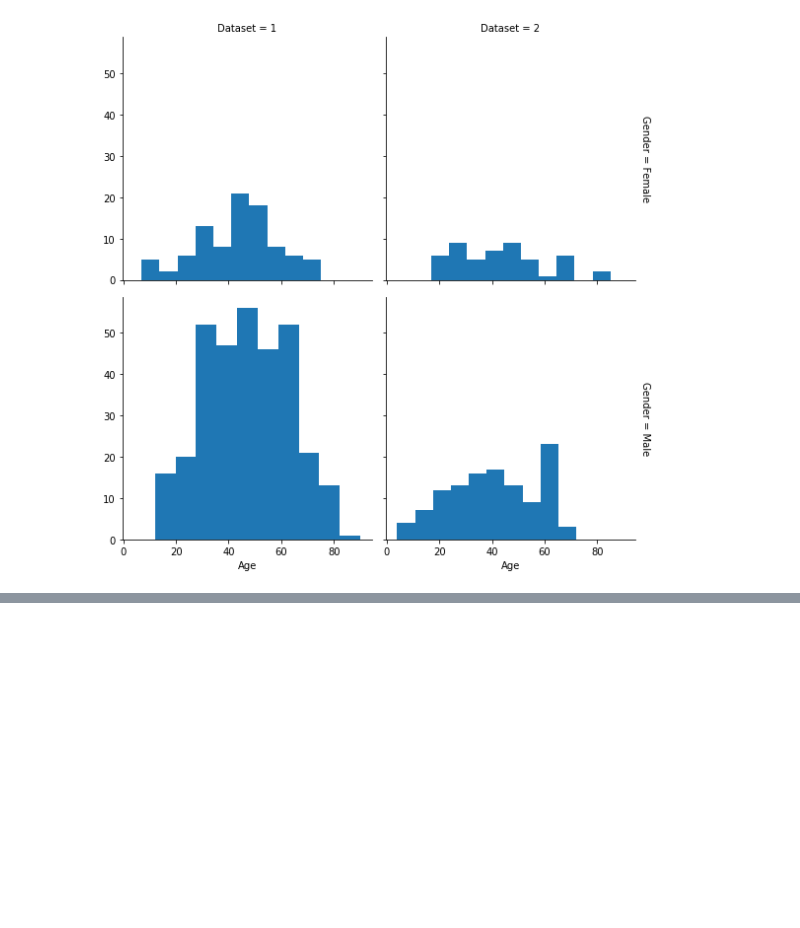
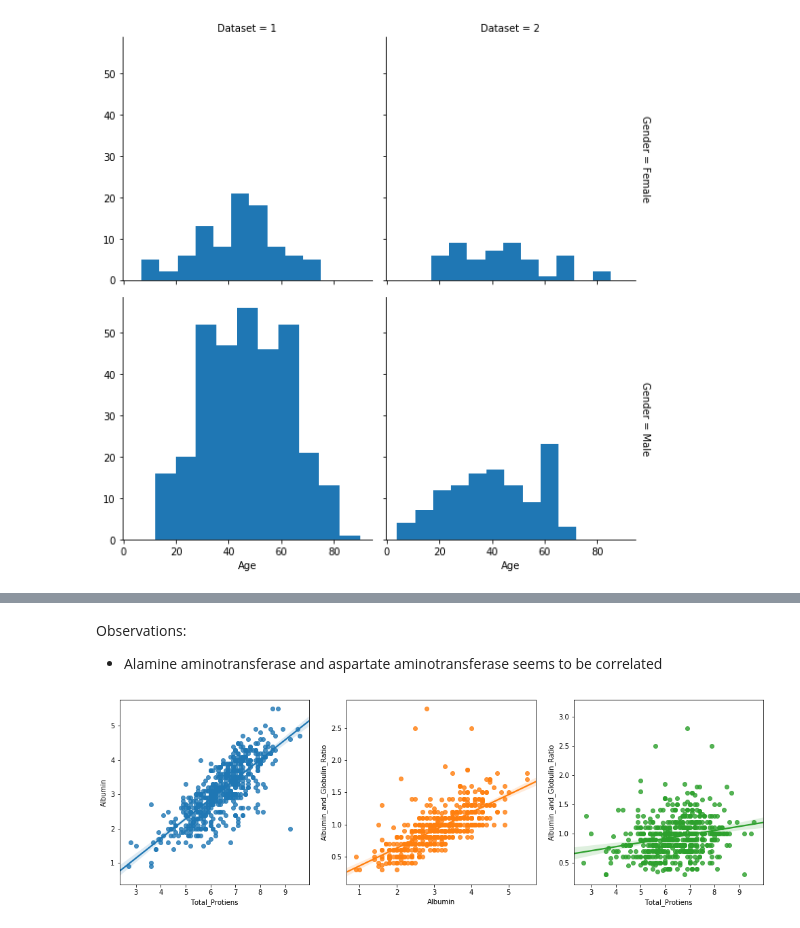
Before and after one commit to IndML101/Liver-Patients, a Jupyter notebook: Liver-Patients.ipynb, the cells around one changed output, grey strips where cells are left out. Cells and saved outputs as stored; diff of their text form; code cells hidden in the pictures; blank space fills up the shorter version.

```diff
--- a/Liver-Patients.ipynb
+++ b/Liver-Patients.ipynb
@@ -289,0 +340,22 @@ plt.show()
+# %% [markdown]
+Observations:
+*  Alamine aminotransferase and aspartate aminotransferase seems to be correlated
+# %%
+# linear relation between total protien, albumin, albumin and globulin ratio
+
+fig, axs = plt.subplots(1,3, figsize=[17,5])
+sns.regplot(x='Total_Protiens',
+            y='Albumin',
+            data=data_df,
+            ax=axs[0])
+sns.regplot(x='Albumin',
+            y='Albumin_and_Globulin_Ratio',
+            data=data_df,
+            ax=axs[1])
+sns.regplot(x='Total_Protiens',
+            y='Albumin_and_Globulin_Ratio',
+            data=data_df,
+            ax=axs[2])
+plt.show()
+# %% [output]
+[figure, added]
```
Also changed, not shown: parts of 16 cells of this notebook.
